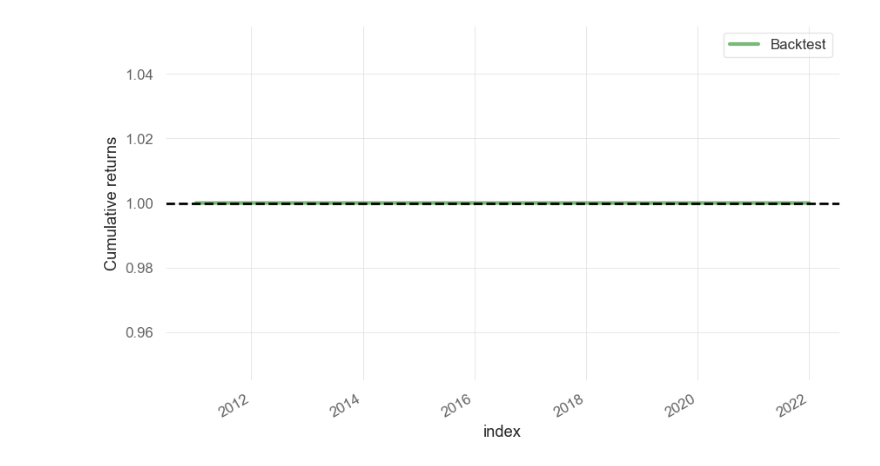
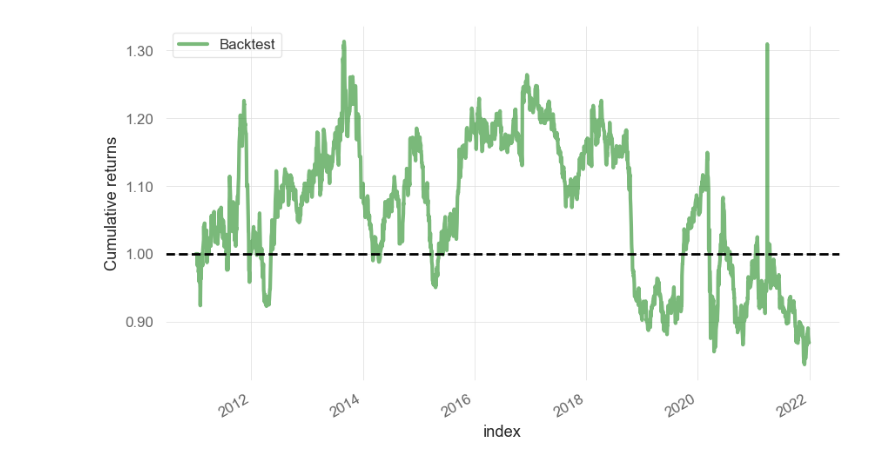
Before and after one commit to intilt/Intrade_ai, a Jupyter notebook: Notebooks/Nifty strategies/Breakout Strategy/ORB.ipynb, the cells around one changed output. Drawn from its saved outputs; the diff is of its cells as text; code cells hidden in the pictures.

Commit message:
orb strategy

```diff
--- a/Notebooks/Nifty strategies/Breakout Strategy/ORB.ipynb
+++ b/Notebooks/Nifty strategies/Breakout Strategy/ORB.ipynb
@@ -117,49 +106,23 @@ if __name__ == '__main__':
 # %%
-class OpenRangeBreakout(bt.Strategy):
-    params = (
-        ("atr_period", 20),
-        ("stop_loss", 2),
-        ("take_profit", 4),
-    )
+if __name__ == '__main__':
+    cerebro = bt.Cerebro()
+    cerebro.broker.setcash(100000.0)
+    cerebro.broker.setcommission(commission=0.0)
+    cerebro.addsizer(bt.sizers.PercentSizer, percents=95)
 
-    def __init__(self):
-        self.atr = bt.indicators.AverageTrueRange(self.data, period=self.params.atr_period)
-        self.highest = bt.indicators.Highest(self.data.high, period=self.params.atr_period)
-        self.lowest = bt.indicators.Lowest(self.data.low, period=self.params.atr_period)
-        self.order = None
-
-    def next(self):
-        if not self.position:
-            if self.data.high[0] > self.highest[0]:
-                self.order = self.buy()
-                self.sell(exectype=bt.Order.Stop, price=self.data.close[0] - self.atr[0] * self.params.stop_loss)
-                self.sell(exectype=bt.Order.Limit, price=self.data.close[0] + self.atr[0] * self.params.take_profit)
-        else:
-            if self.data.low[0] < self.lowest[0]:
-                self.order = self.sell()
-
-if __name__ == '__main__':
-    # Create a cerebro entity
-    cerebro = bt.Cerebro()
-
-    # Add a strategy
-    cerebro.addstrategy(OpenRangeBreakout)
-
-    # Create a Data Feed
     data = bt.feeds.YahooFinanceCSVData(
         dataname='../nifty_15min_data.csv',
         # Do not pass values before this date
         fromdate=datetime.datetime(2011, 1, 3),
         # Do not pass values before this date
-        todate=datetime.datetime(2022, 11, 7),
+        todate=datetime.datetime(2021, 12, 31),
         # Do not pass values after this date
         reverse=False)
 
-    # Add the Data Feed to Cerebro
     cerebro.adddata(data)
+    cerebro.addstrategy(OpeningRangeBreakout)
 
-    # Run over everything
-    cerebro.run()
+    #strats = cerebro.optstrategy(OpeningRangeBreakout, num_opening_bars=[15, 30, 60])
 
     cerebro.addanalyzer(bt.analyzers.PyFolio, _name='PyFolio')
     results = cerebro.run()
@@ -167,9 +130,11 @@ if __name__ == '__main__':
     portfolio_stats = strat.analyzers.getbyname('PyFolio')
     returns, positions, transactions, gross_lev = portfolio_stats.get_pf_items()
     returns.index = returns.index.tz_convert(None)
+
     quantstats.reports.html(returns, output='stats.html', title='Nifty ORB')
     '''data = cerebro.plot()
     data[0][0].savefig("orb.png")'''
 
     pf.plotting.plot_rolling_returns(returns)
+    #cerebro.plot()
 # %% [output]
@@ -176 +158 @@ if __name__ == '__main__':
-[figure, old version]
+[figure, new version]
```
Also changed, not shown: parts of 3 cells of this notebook, 3 other files.
